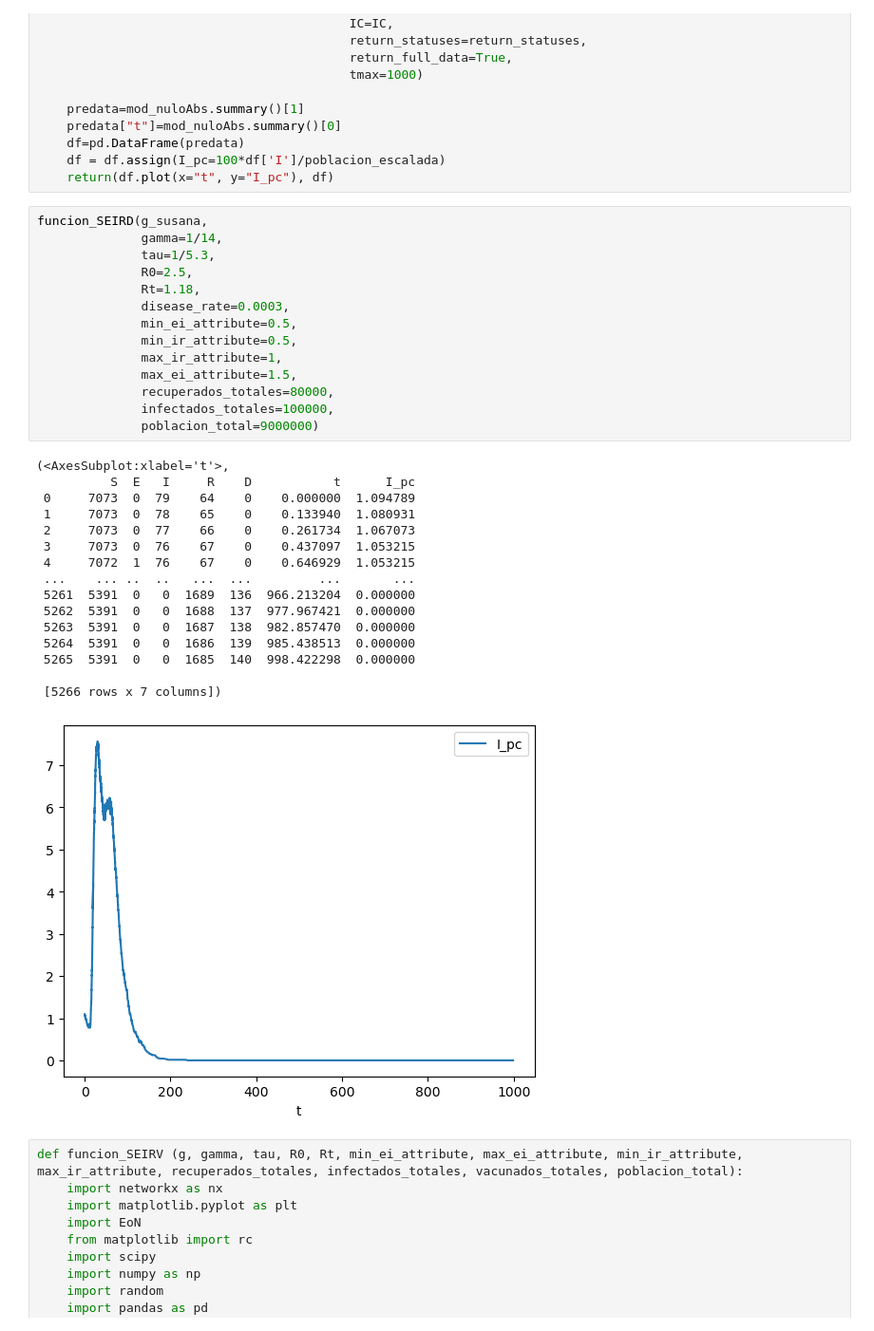
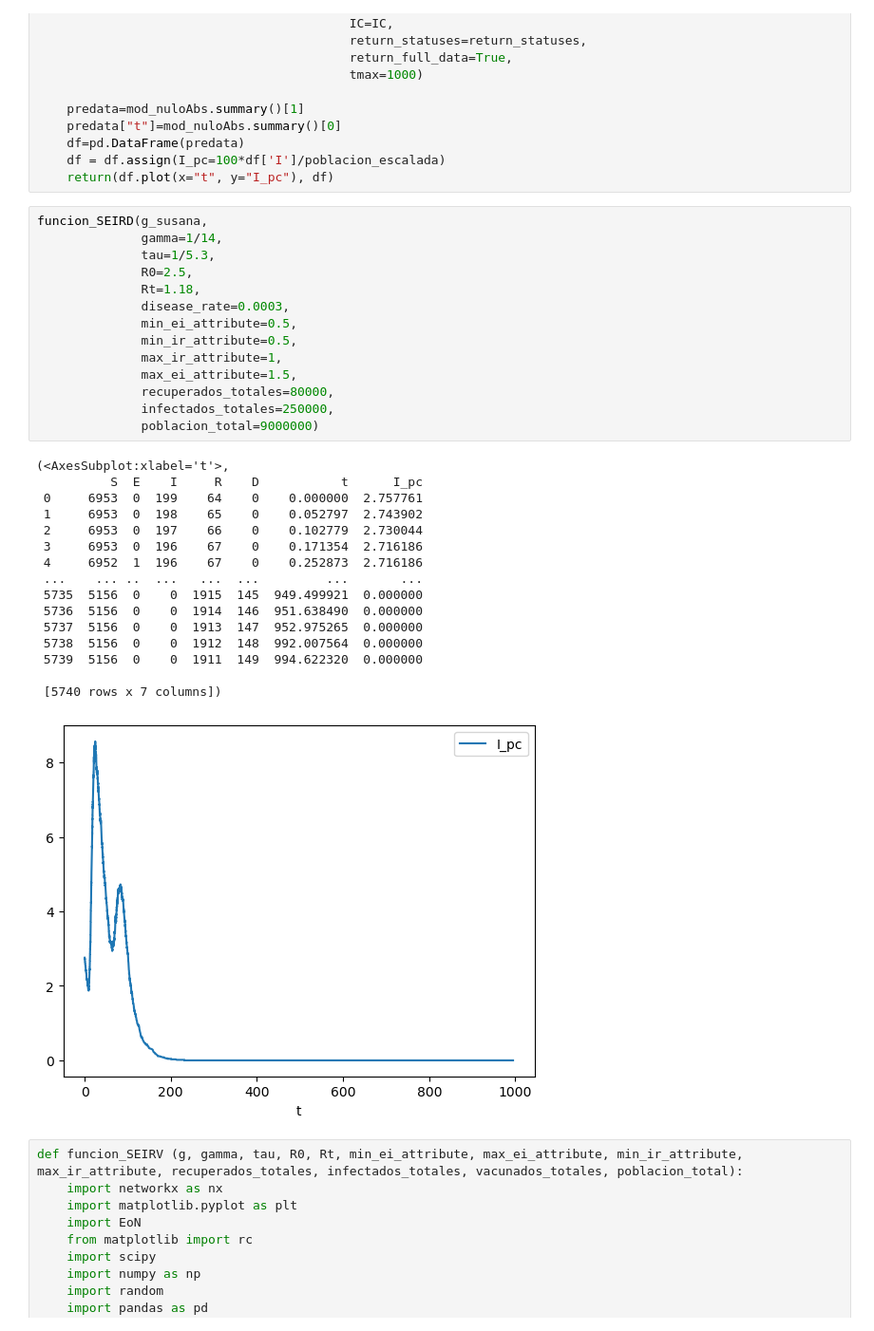
Before and after one commit to CarlosBarronG/INMEGEN_PROJECT, a Jupyter notebook: Modelo_SEIR_SEIRD_SEIRV.ipynb, the cells around one changed output. Shown: that part at 95% size. Saved outputs shown, nothing was run; the diff lists cells and outputs as text.

```diff
--- a/Modelo_SEIR_SEIRD_SEIRV.ipynb
+++ b/Modelo_SEIR_SEIRD_SEIRV.ipynb
@@ -181,34 +181,34 @@ def funcion_SEIRD (g, gamma, tau, R0, Rt,disease_rate, min_ei_attribute, max_ei_
 # %%
 funcion_SEIRD(g_susana,
               gamma=1/14,
               tau=1/5.3,
               R0=2.5,
               Rt=1.18,
               disease_rate=0.0003,
               min_ei_attribute=0.5,
               min_ir_attribute=0.5,
               max_ir_attribute=1,
               max_ei_attribute=1.5,
               recuperados_totales=80000,
-              infectados_totales=100000,
+              infectados_totales=250000,
               poblacion_total=9000000)
 # %% [output]
 (<AxesSubplot:xlabel='t'>,
-          S  E   I     R    D           t      I_pc
- 0     7073  0  79    64    0    0.000000  1.094789
- 1     7073  0  78    65    0    0.133940  1.080931
- 2     7073  0  77    66    0    0.261734  1.067073
- 3     7073  0  76    67    0    0.437097  1.053215
- 4     7072  1  76    67    0    0.646929  1.053215
- ...    ... ..  ..   ...  ...         ...       ...
- 5261  5391  0   0  1689  136  966.213204  0.000000
- 5262  5391  0   0  1688  137  977.967421  0.000000
- 5263  5391  0   0  1687  138  982.857470  0.000000
- 5264  5391  0   0  1686  139  985.438513  0.000000
- 5265  5391  0   0  1685  140  998.422298  0.000000
+          S  E    I     R    D           t      I_pc
+ 0     6953  0  199    64    0    0.000000  2.757761
+ 1     6953  0  198    65    0    0.052797  2.743902
+ 2     6953  0  197    66    0    0.102779  2.730044
+ 3     6953  0  196    67    0    0.171354  2.716186
+ 4     6952  1  196    67    0    0.252873  2.716186
+ ...    ... ..  ...   ...  ...         ...       ...
+ 5735  5156  0    0  1915  145  949.499921  0.000000
+ 5736  5156  0    0  1914  146  951.638490  0.000000
+ 5737  5156  0    0  1913  147  952.975265  0.000000
+ 5738  5156  0    0  1912  148  992.007564  0.000000
+ 5739  5156  0    0  1911  149  994.622320  0.000000
 
- [5266 rows x 7 columns])
+ [5740 rows x 7 columns])
-[figure, old version]
+[figure, new version]
 # %%
 def funcion_SEIRV (g, gamma, tau, R0, Rt, min_ei_attribute, max_ei_attribute, min_ir_attribute, max_ir_attribute, recuperados_totales, infectados_totales, vacunados_totales, poblacion_total):
     import networkx as nx
```
Also changed, not shown: parts of 1 cell of this notebook.
